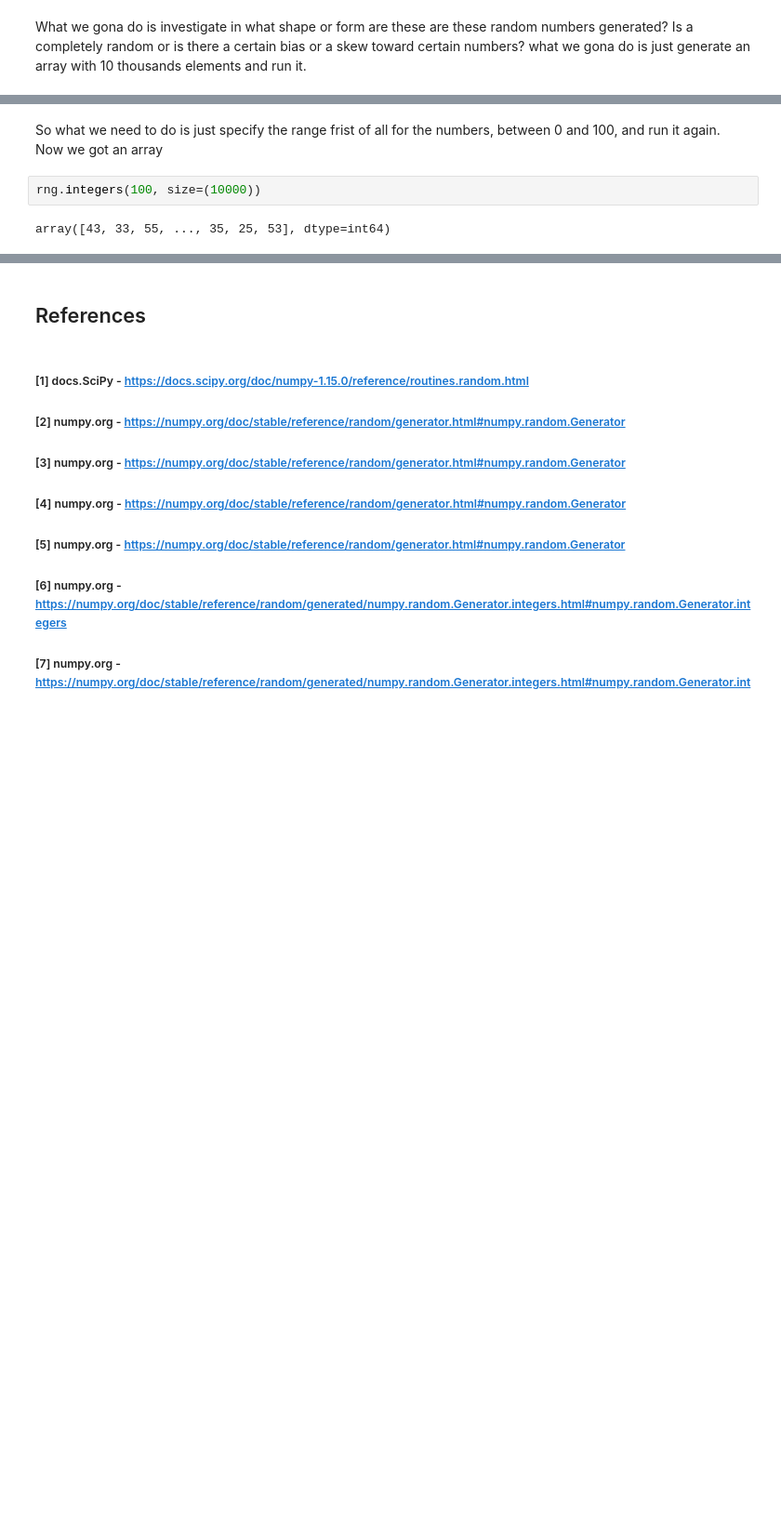
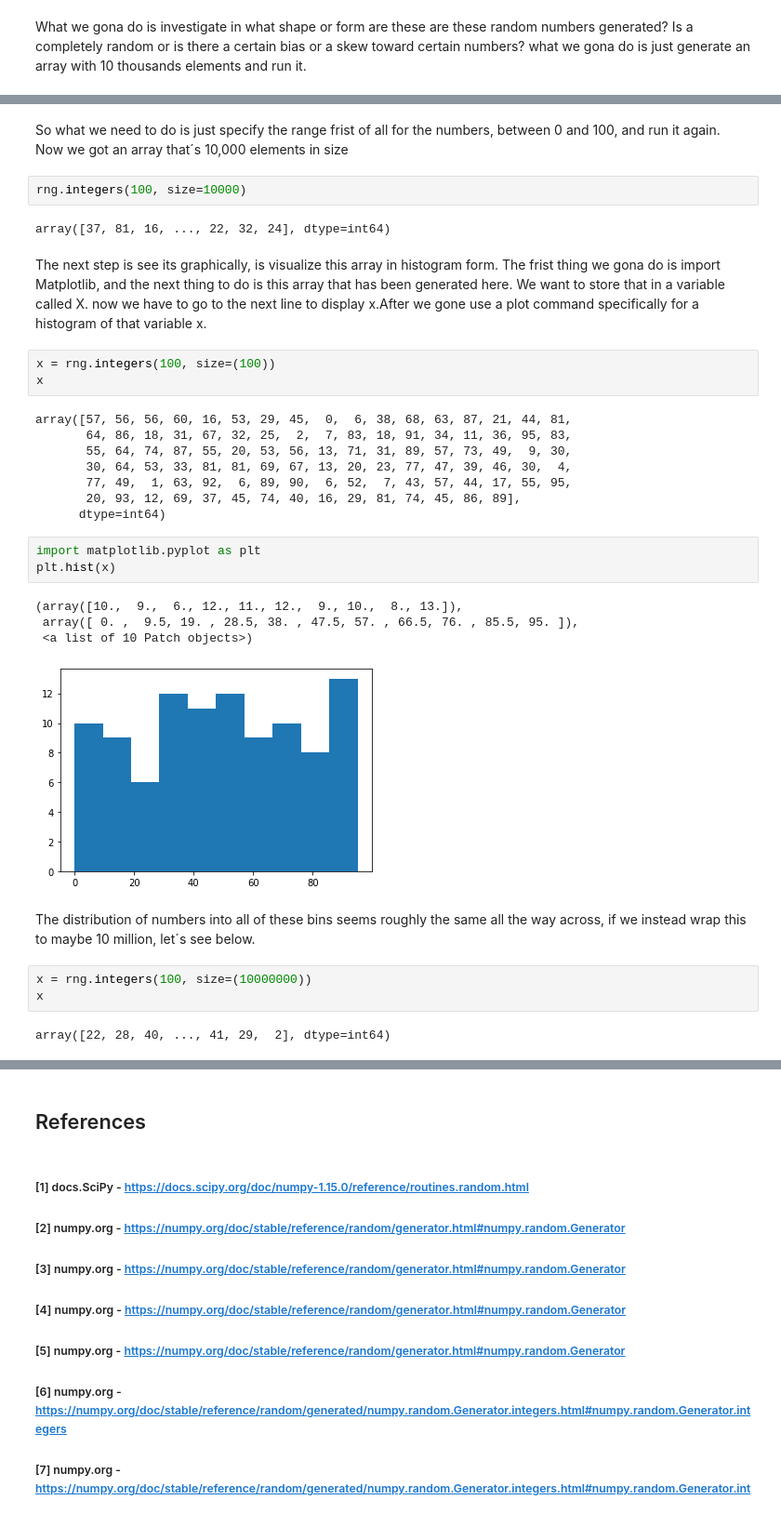
Before and after one commit to osirismoraes/assignment_fda, a Jupyter notebook: Assignment.ipynb, the cells around one changed output, grey strips where cells are left out. Shown at 93% size. Saved outputs shown, nothing was run; the diff lists cells and outputs as text; blank space fills up the shorter version.

Commit message:
Integers 2

```diff
--- a/Assignment.ipynb
+++ b/Assignment.ipynb
@@ -139,6 +139,34 @@ rng.integers(10000)
 # %% [markdown]
-So what we need to do is just specify the range frist of all for the numbers, between 0 and 100, and run it again. Now we got an array
+So what we need to do is just specify the range frist of all for the numbers, between 0 and 100, and run it again. Now we got an array that´s 10,000 elements in size
 # %%
-rng.integers(100, size=(10000))
+rng.integers(100, size=10000)
 # %% [output]
-array([43, 33, 55, ..., 35, 25, 53], dtype=int64)
+array([37, 81, 16, ..., 22, 32, 24], dtype=int64)
+# %% [markdown]
+The next step is see  its graphically, is visualize this array in histogram form. The frist thing we gona do is import Matplotlib, and the next thing to do is this array that has been generated here. We want to store that in a variable called X. now we have to go to the next line to display x.After we gone use a plot command specifically for a histogram of that variable x.
+# %%
+x = rng.integers(100, size=(100))
+x
+# %% [output]
+array([57, 56, 56, 60, 16, 53, 29, 45,  0,  6, 38, 68, 63, 87, 21, 44, 81,
+       64, 86, 18, 31, 67, 32, 25,  2,  7, 83, 18, 91, 34, 11, 36, 95, 83,
+       55, 64, 74, 87, 55, 20, 53, 56, 13, 71, 31, 89, 57, 73, 49,  9, 30,
+       30, 64, 53, 33, 81, 81, 69, 67, 13, 20, 23, 77, 47, 39, 46, 30,  4,
+       77, 49,  1, 63, 92,  6, 89, 90,  6, 52,  7, 43, 57, 44, 17, 55, 95,
+       20, 93, 12, 69, 37, 45, 74, 40, 16, 29, 81, 74, 45, 86, 89],
+      dtype=int64)
+# %%
+import matplotlib.pyplot as plt
+plt.hist(x)
+# %% [output]
+(array([10.,  9.,  6., 12., 11., 12.,  9., 10.,  8., 13.]),
+ array([ 0. ,  9.5, 19. , 28.5, 38. , 47.5, 57. , 66.5, 76. , 85.5, 95. ]),
+ <a list of 10 Patch objects>)
+[figure, added]
+# %% [markdown]
+The distribution of numbers into all of these bins seems roughly the same all the way across, if we instead wrap this to maybe 10 million, let´s see below.
+# %%
+x = rng.integers(100, size=(10000000))
+x
+# %% [output]
+array([22, 28, 40, ..., 41, 29,  2], dtype=int64)
```
Also changed, not shown: parts of 8 cells of this notebook.
